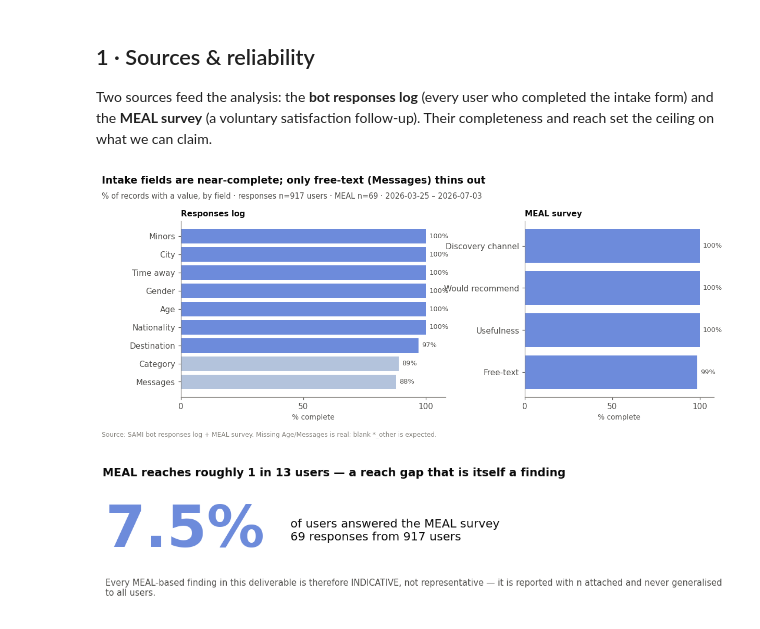
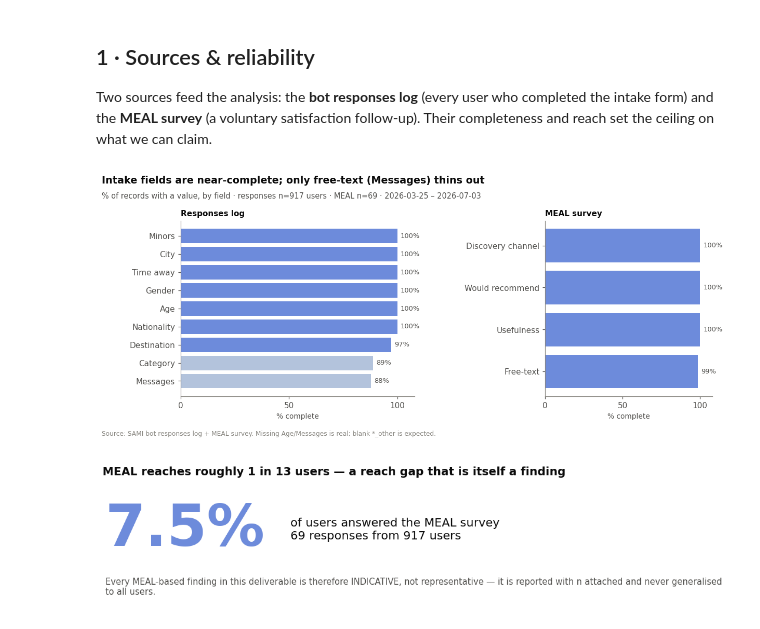
Before and after one commit to DiversaStudio/chatbot_methodology_mmc, a Jupyter notebook: notebooks/01_input_and_audience.ipynb, the cells around one changed output. Saved outputs shown, nothing was run; the diff lists cells and outputs as text; code cells hidden in the pictures.

```diff
--- a/notebooks/01_input_and_audience.ipynb
+++ b/notebooks/01_input_and_audience.ipynb
@@ -91,35 +91,35 @@ resp_fields = {
     "Nationality": "nationality_clean", "City": "city_clean", "Gender": "gender_clean",
     "Age": "age_num", "Minors": "Minors", "Time away": "Away_duration",
     "Destination": "Destination_Country", "Messages": "Messages", "Category": "Chat_summary",
 }
 def pct_complete(df, col):
     s = df[col].astype("string").str.strip()
     return 100 * s.replace({"": pd.NA, "nan": pd.NA, "None": pd.NA}).notna().mean()
 
 resp_c = pd.Series({k: pct_complete(users, v) for k, v in resp_fields.items()}).sort_values()
 meal_fields = {"Usefulness": "usefulness_rating", "Would recommend": "would_recommend",
                "Free-text": "recommendation_text", "Discovery channel": "discovery_channel"}
 meal_c = pd.Series({k: pct_complete(m, v) for k, v in meal_fields.items()}).sort_values()
 
 fig, (a1, a2) = plt.subplots(1, 2, figsize=(12, 4.8), gridspec_kw={"width_ratios": [1.4, 1]})
 for ax, s, lab in [(a1, resp_c, "Responses log"), (a2, meal_c, "MEAL survey")]:
     cols = [theme.PRIMARY if v >= 90 else (theme.AGUA_MID if v >= 60 else theme.MADERA) for v in s]
     ax.barh(s.index, s.values, color=cols)
     for y, v in enumerate(s.values):
         ax.annotate(f"{v:.0f}%", (v, y), xytext=(4, 0), textcoords="offset points",
                     va="center", fontsize=8.5, color=theme.INK2)
     ax.set_xlim(0, 108); ax.set_xticks([0, 50, 100]); ax.set_xlabel("% complete", fontsize=9)
     ax.set_title(lab, loc="left", fontsize=10, fontweight="semibold", color=theme.INK, pad=6)
-fig.subplots_adjust(top=0.80, bottom=0.16, wspace=0.35)
+fig.subplots_adjust(top=0.80, bottom=0.16, wspace=0.65)
 fig.text(0.01, 0.965, "Intake fields are near-complete; only free-text (Messages) thins out",
          fontsize=12.5, fontweight="semibold", color=theme.INK, ha="left", va="top")
 fig.text(0.01, 0.905, f"% of records with a value, by field · responses n={N_USERS} users · MEAL n={len(m)} · {WINDOW}",
          fontsize=9.5, color=theme.INK2, ha="left", va="top")
 fig.text(0.01, 0.01, "Source: SAMI bot responses log + MEAL survey. Missing Age/Messages is real; blank *_other is expected.",
          fontsize=8, color=theme.MUTED, ha="left", va="bottom")
 plt.show()
 # %% [output]
-[figure, old version]
+[figure, new version]
 # %%
 # Figure 2 — MEAL response-rate big-number callout (not a chart)
 rate = 100 * len(m) / N_USERS
```
Also changed, not shown: 8 other files.
